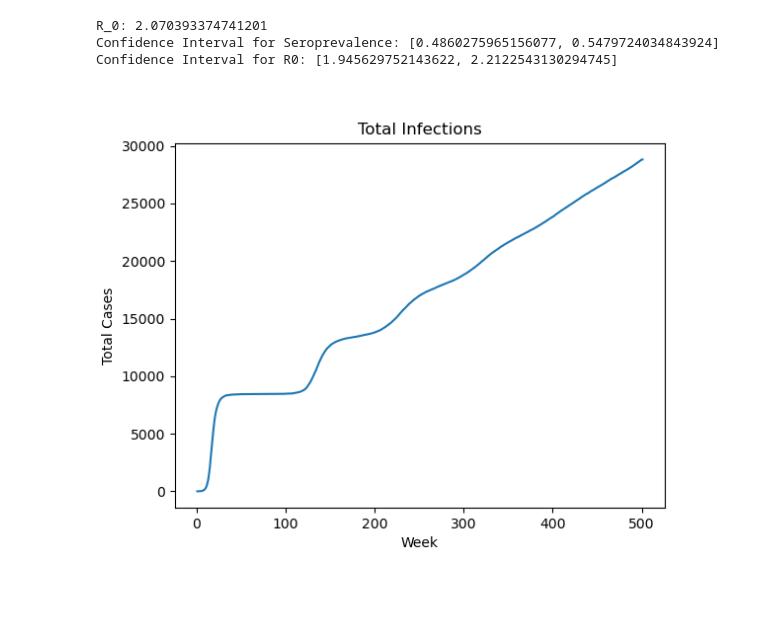
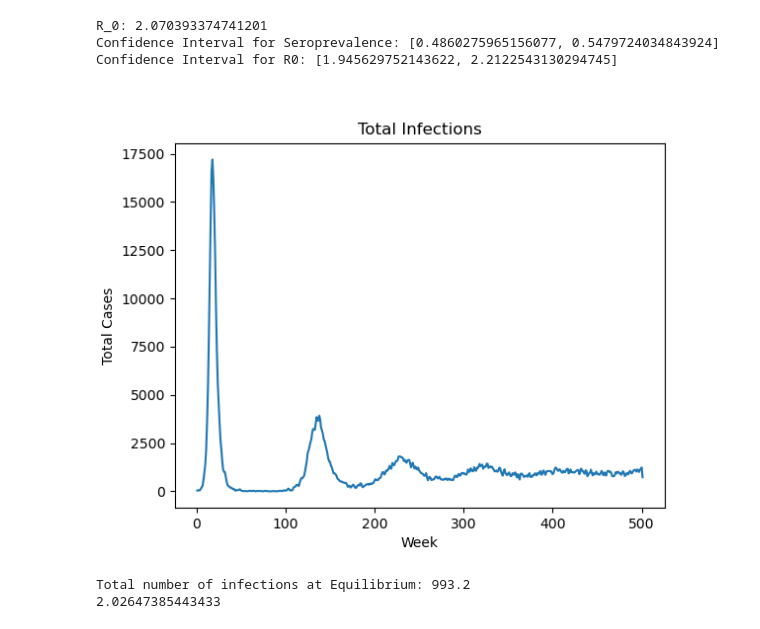
Before and after one commit to mide5396/CSCI4830-Infectious-Disease-Modeling, a Jupyter notebook: Homework 4/problem1.ipynb, the cells around one changed output. Cells and saved outputs as stored; diff of their text form; code cells hidden in the pictures; blank space fills up the shorter version.

Commit message:
Add problems

```diff
--- a/Homework 4/problem1.ipynb
+++ b/Homework 4/problem1.ipynb
@@ -11,13 +11,15 @@ cases = all_week_data["New Cases"].tolist()
 n = 15
 cases_first_fifteen = []
 weeks_first_fifteen = []
-
+number_to_dec_by = [0, 0]
 for i in range(n):
     if i != 0:
-        cases_first_fifteen.append(cases_first_fifteen[i-1] + cases[i])
+        cases_first_fifteen.append(cases_first_fifteen[i-1] + cases[i] * 10)
     else:
-        cases_first_fifteen.append(cases[i])
+        cases_first_fifteen.append(cases[i] * 10)
     weeks_first_fifteen.append(weeks[i])
+    number_to_dec_by.append(cases[i]*10)
+    total_cases[i] -= number_to_dec_by.pop(0)
 
 cases_first_fifteen_log = np.log(cases_first_fifteen)
 fit = np.polyfit(weeks_first_fifteen, cases_first_fifteen_log, 1)
@@ -92,16 +94,36 @@ Confidence Interval for Seroprevalence: [0.4860275965156077, 0.5479724034843924]
 Confidence Interval for R0: [1.945629752143622, 2.2122543130294745]
 # %%
 total_cases = []
+number_to_dec_by = [0, 0]
 for i in range(len(cases)):
     if i != 0:
-        total_cases.append(total_cases[i-1] + cases[i])
+        total_cases.append(total_cases[i-1] + cases[i] * 10)
     else:
-        total_cases.append(cases[i])
+
+        total_cases.append(cases[i]*10)
+    number_to_dec_by.append(cases[i]*10)
+    total_cases[i] -= number_to_dec_by.pop(0)
 plt.figure(2)
+plt.cla()
 plt.plot(weeks, total_cases)
 plt.xlabel("Week")
 plt.ylabel("Total Cases")
 plt.title("Total Infections")
 plt.show()
+plt.savefig('Problem1b.png')
 # %% [output]
-[figure, old version]
+[figure, new version]
+# %%
+Gamma = 1 / 2
+Mu = 1 / 100
+total_number_infections_eq = np.mean(total_cases[400:500])
+
+print("Total number of infections at Equilibrium:", total_number_infections_eq)
+
+ieq = total_number_infections_eq / 100000
+
+R_0 = 1 / (1 - ieq*(Gamma / Mu + 1))
+print(R_0)
+# %% [output]
+Total number of infections at Equilibrium: 993.2
+2.02647385443433
```
Also changed, not shown: parts of 2 cells of this notebook.
